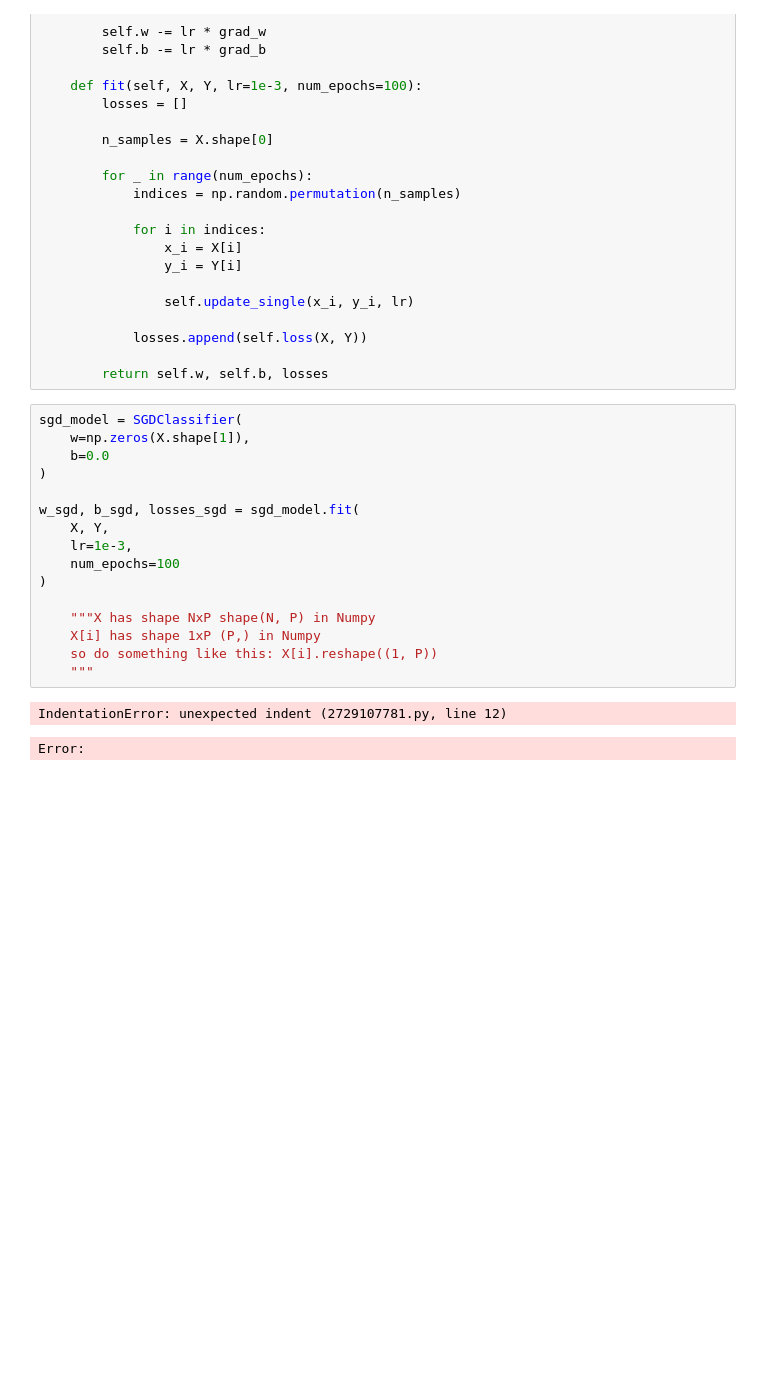
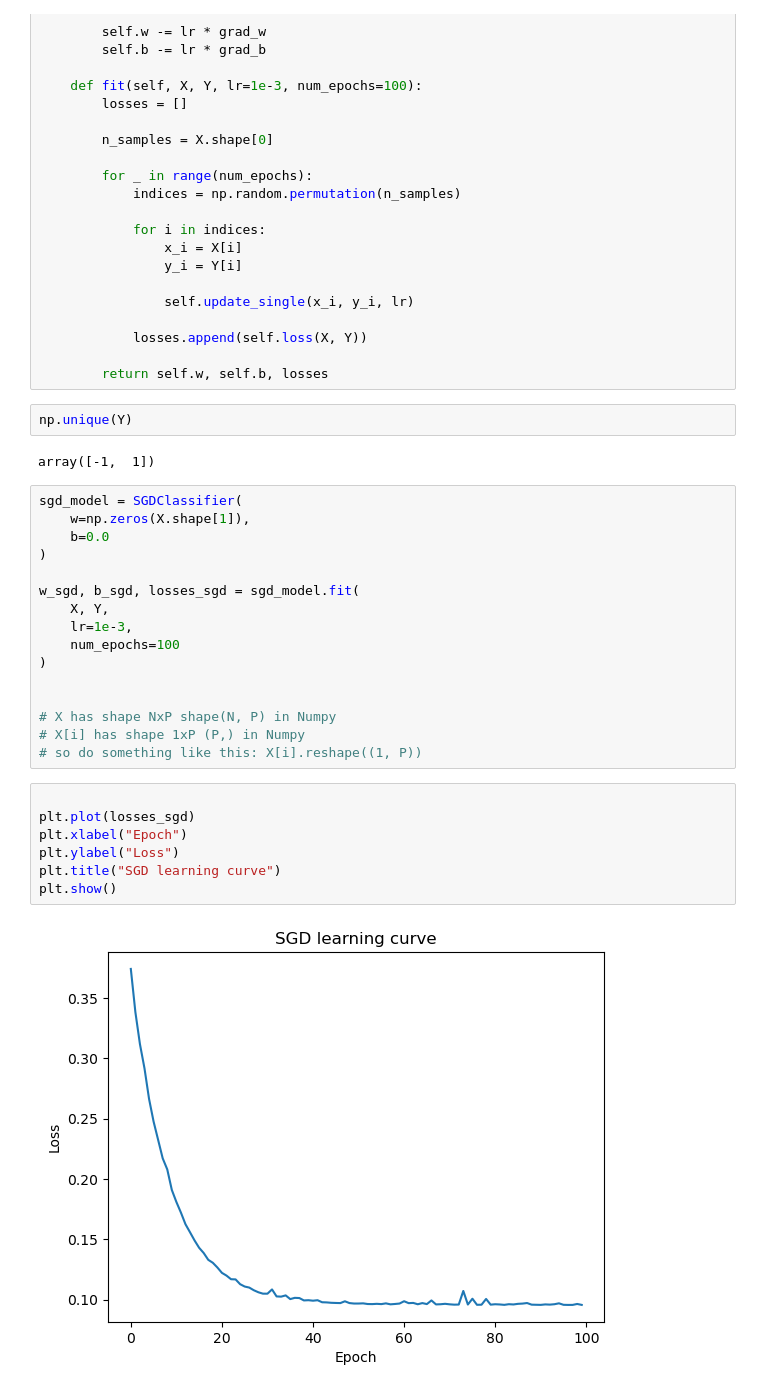
Before and after one commit to LeonLorenz147/AppliedML, a Jupyter notebook: weeks/week4_gd/gradient_descent.ipynb, the cells around one changed output. Cells and saved outputs as stored; diff of their text form; blank space fills up the shorter version.

```diff
--- a/weeks/week4_gd/gradient_descent.ipynb
+++ b/weeks/week4_gd/gradient_descent.ipynb
@@ -552,6 +551,10 @@ class SGDClassifier(LinearBinaryClassification):
             losses.append(self.loss(X, Y))
 
         return self.w, self.b, losses
+# %%
+np.unique(Y)
+# %% [output]
+array([-1,  1])
 # %%
 sgd_model = SGDClassifier(
     w=np.zeros(X.shape[1]),
@@ -564,10 +567,16 @@ w_sgd, b_sgd, losses_sgd = sgd_model.fit(
     num_epochs=100
 )
 
-    """X has shape NxP shape(N, P) in Numpy
-    X[i] has shape 1xP (P,) in Numpy
-    so do something like this: X[i].reshape((1, P))
-    """
+
+# X has shape NxP shape(N, P) in Numpy
+# X[i] has shape 1xP (P,) in Numpy
+# so do something like this: X[i].reshape((1, P))
-# %% [output]
-IndentationError: unexpected indent (2729107781.py, line 12)
-Error:
+# %%
+
+plt.plot(losses_sgd)
+plt.xlabel("Epoch")
+plt.ylabel("Loss")
+plt.title("SGD learning curve")
+plt.show()
+# %% [output]
+[figure, added]
```
Also changed, not shown: parts of 5 cells of this notebook, 1 other file.
